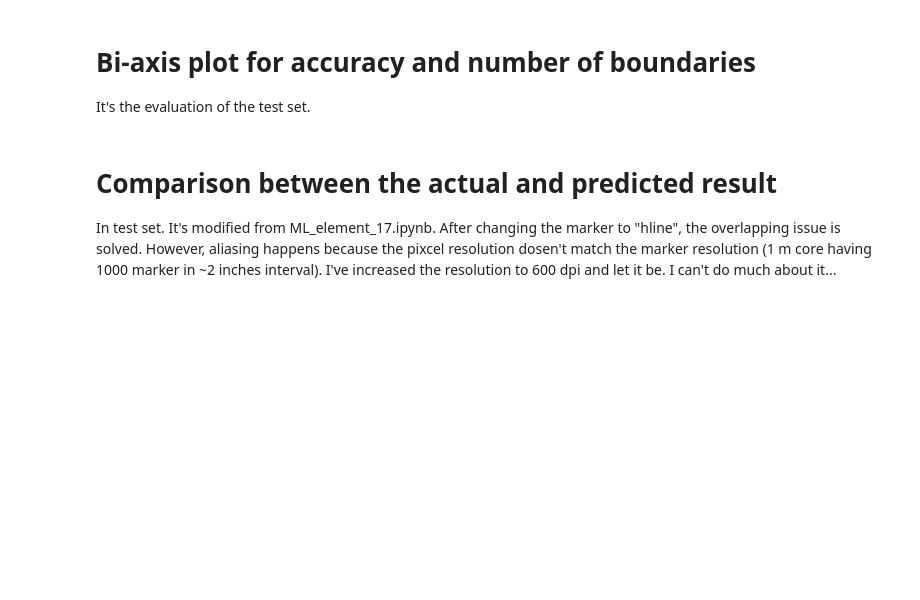
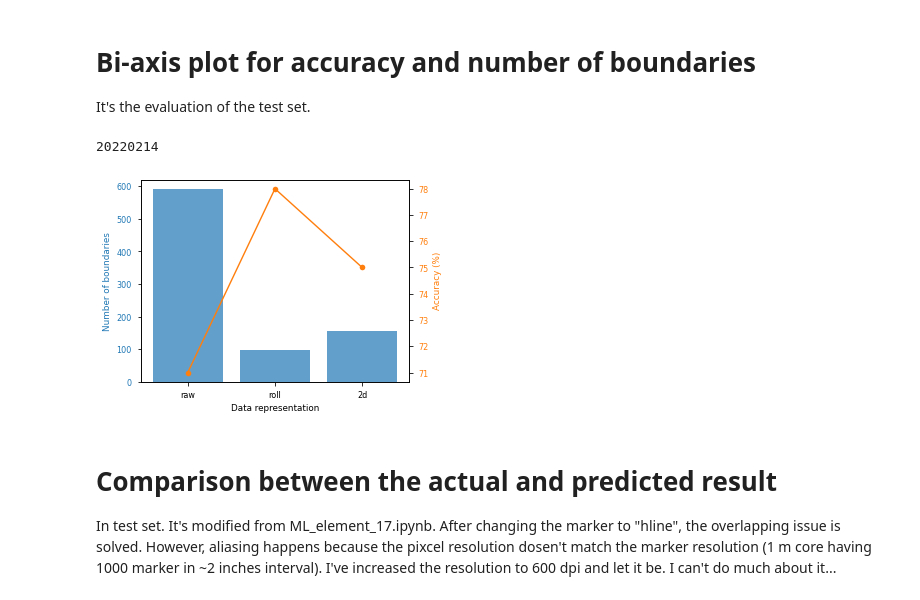
Before and after one commit to dispink/WASA-faciesXRF, a Jupyter notebook: prepare_paper_02.ipynb, the cells around one changed output. Saved outputs shown, nothing was run; the diff lists cells and outputs as text; code cells hidden in the pictures; blank space fills up the shorter version.

Commit message:
Fine tune the figures for papaer
Outputs:
r_test_eva_biplot_20220214.png
r_test_prob_distribution_20220214.png
r_demo_prob_roll+lr_N31-1_20220214.png
	modified:   prepare_paper_02.ipynb

```diff
--- a/prepare_paper_02.ipynb
+++ b/prepare_paper_02.ipynb
@@ -163,6 +163,34 @@ print(date)
 # %% [markdown]
 # Bi-axis plot for accuracy and number of boundaries
 It's the evaluation of the test set.
+# %%
+eva_df = pd.DataFrame(
+    {'data': ['raw', 'roll', '2d'],
+     'accuracy': [0.71, 0.78, 0.75],
+     'boundary': [591, 98, 156]}
+     )
+# %%
+# histogram of the max. probability
+fig, ax1 = plt.subplots(figsize=(5, 3.54))
+color = 'C0'
+ax1.bar(x=eva_df.data, height=eva_df.boundary, color=color, alpha=.7)
+ax1.set_ylabel('Number of boundaries', c=color)
+ax1.tick_params(axis='y', labelcolor=color)
+ax1.set_xlabel('Data representation')
+
+# error rate in each range of max. probability
+color = 'C1'
+ax2 = ax1.twinx()
+ax2.plot(eva_df.data, eva_df.accuracy*100, marker='o', c=color)
+ax2.set_ylabel('Accuracy (%)', c=color)
+ax2.tick_params(axis='y', labelcolor=color)
+fig.tight_layout()
+
+fig.savefig('results/r_test_eva_biplot_{}.png'.format(date))
+print(date)
+# %% [output]
+20220214
+[figure, added]
 # %% [markdown]
 # Comparison between the actual and predicted result
 In test set. It's modified from ML_element_17.ipynb. After changing the marker to "hline", the overlapping issue is solved. However, aliasing happens because the pixcel resolution dosen't match the marker resolution (1 m core having 1000 marker in ~2 inches interval). I've increased the resolution to 600 dpi and let it be. I can't do much about it...
```
Also changed, not shown: parts of 14 cells of this notebook.
